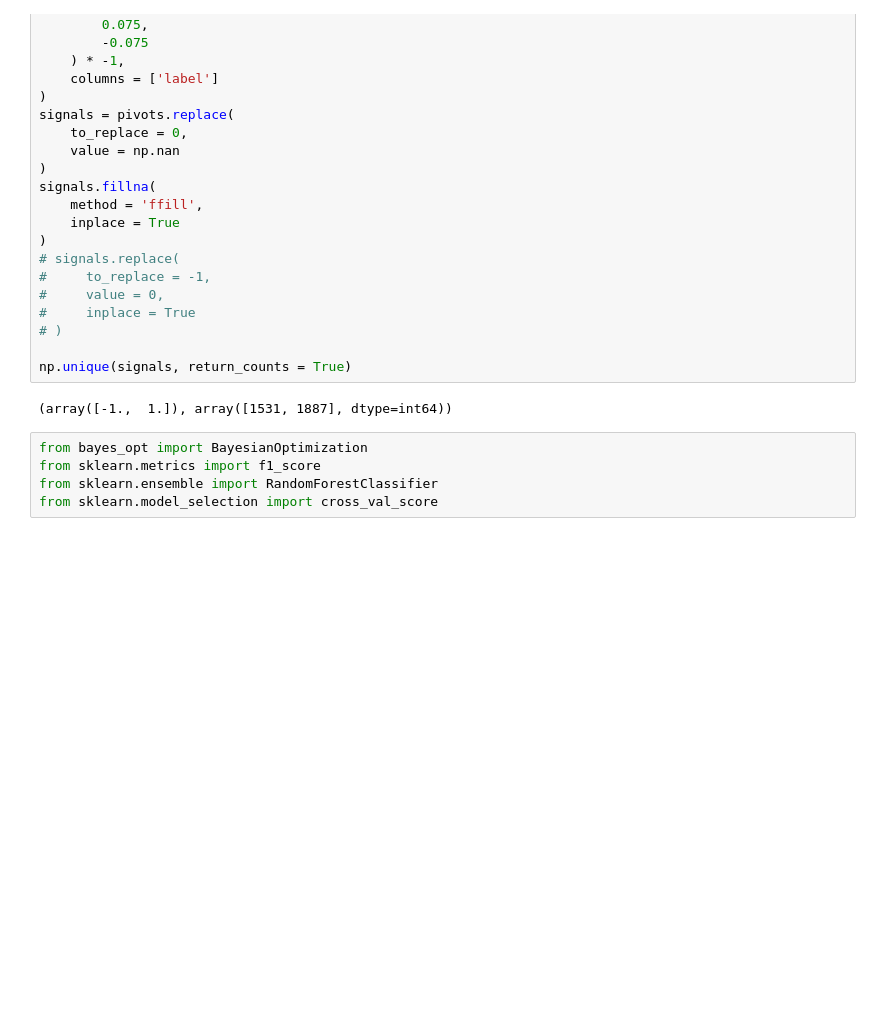
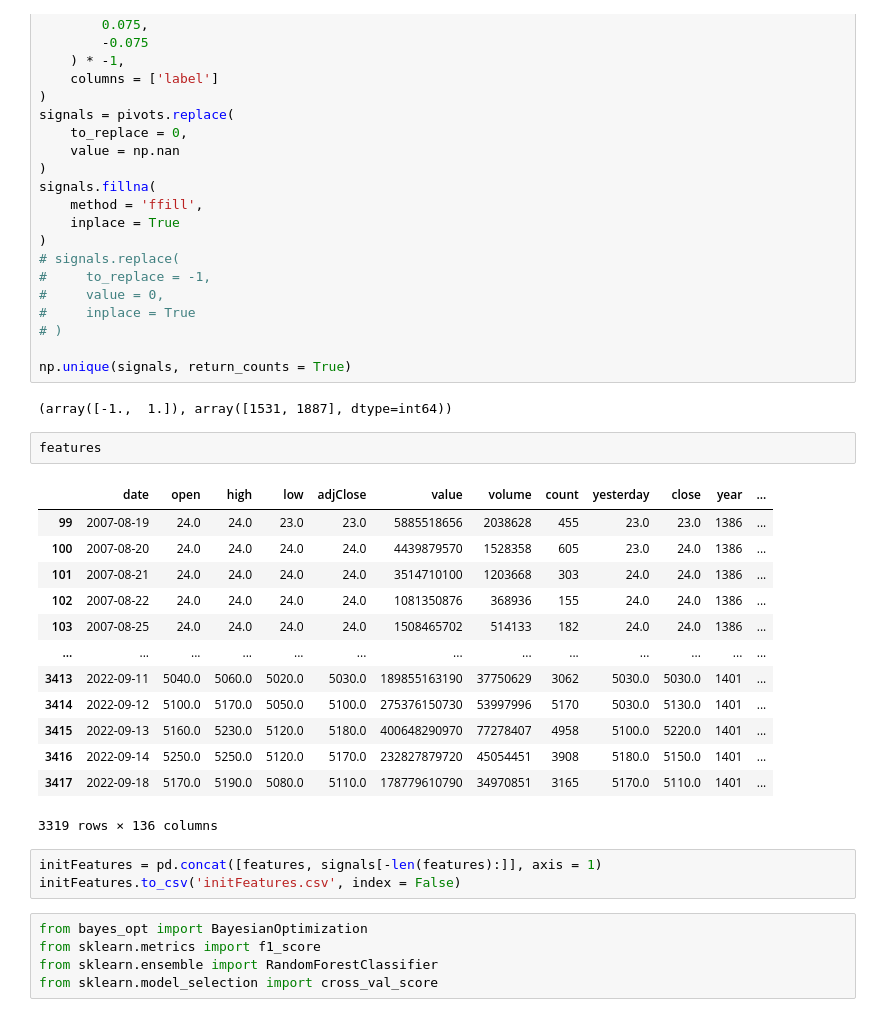
Before and after one commit to Hamtech-ai/InsightiFi, a Jupyter notebook: concat_features.ipynb, the cells around one changed output. Saved outputs shown, nothing was run; the diff lists cells and outputs as text; blank space fills up the shorter version.

```diff
--- a/concat_features.ipynb
+++ b/concat_features.ipynb
@@ -350,6 +265,25 @@ signals.fillna(
 np.unique(signals, return_counts = True)
 # %% [output]
 (array([-1.,  1.]), array([1531, 1887], dtype=int64))
+# %%
+features
+# %% [output]
+|  | date | open | high | low | adjClose | value | volume | count | yesterday | close | year | ... |
+| 99 | 2007-08-19 | 24.0 | 24.0 | 23.0 | 23.0 | 5885518656 | 2038628 | 455 | 23.0 | 23.0 | 1386 | ... |
+| 100 | 2007-08-20 | 24.0 | 24.0 | 24.0 | 24.0 | 4439879570 | 1528358 | 605 | 23.0 | 24.0 | 1386 | ... |
+| 101 | 2007-08-21 | 24.0 | 24.0 | 24.0 | 24.0 | 3514710100 | 1203668 | 303 | 24.0 | 24.0 | 1386 | ... |
+| 102 | 2007-08-22 | 24.0 | 24.0 | 24.0 | 24.0 | 1081350876 | 368936 | 155 | 24.0 | 24.0 | 1386 | ... |
+| 103 | 2007-08-25 | 24.0 | 24.0 | 24.0 | 24.0 | 1508465702 | 514133 | 182 | 24.0 | 24.0 | 1386 | ... |
+| ... | ... | ... | ... | ... | ... | ... | ... | ... | ... | ... | ... | ... |
+| 3413 | 2022-09-11 | 5040.0 | 5060.0 | 5020.0 | 5030.0 | 189855163190 | 37750629 | 3062 | 5030.0 | 5030.0 | 1401 | ... |
+| 3414 | 2022-09-12 | 5100.0 | 5170.0 | 5050.0 | 5100.0 | 275376150730 | 53997996 | 5170 | 5030.0 | 5130.0 | 1401 | ... |
+| 3415 | 2022-09-13 | 5160.0 | 5230.0 | 5120.0 | 5180.0 | 400648290970 | 77278407 | 4958 | 5100.0 | 5220.0 | 1401 | ... |
+| 3416 | 2022-09-14 | 5250.0 | 5250.0 | 5120.0 | 5170.0 | 232827879720 | 45054451 | 3908 | 5180.0 | 5150.0 | 1401 | ... |
+| 3417 | 2022-09-18 | 5170.0 | 5190.0 | 5080.0 | 5110.0 | 178779610790 | 34970851 | 3165 | 5170.0 | 5110.0 | 1401 | ... |
+3319 rows × 136 columns
+# %%
+initFeatures = pd.concat([features, signals[-len(features):]], axis = 1)
+initFeatures.to_csv('initFeatures.csv', index = False)
 # %%
 from bayes_opt import BayesianOptimization
 from sklearn.metrics import f1_score
```
Also changed, not shown: parts of 21 cells of this notebook, 2 other files.
